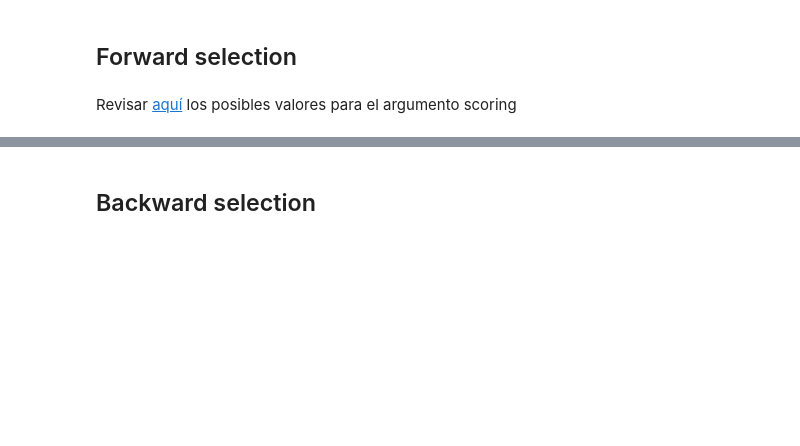
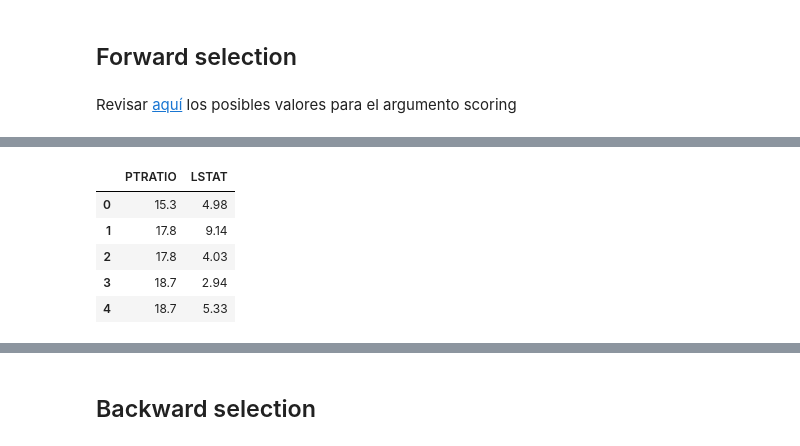
Before and after one commit to jeguns/EP7173, a Jupyter notebook: Unidad 06/Selección_de_atributos_en_modelos_de_regresión.ipynb, the cells around one changed output, grey strips where cells are left out. Drawn from its saved outputs; the diff is of its cells as text; code cells hidden in the pictures; blank space fills up the shorter version.

```diff
--- a/Unidad 06/Selección_de_atributos_en_modelos_de_regresión.ipynb
+++ b/Unidad 06/Selección_de_atributos_en_modelos_de_regresión.ipynb
@@ -185,7 +379,15 @@ df_selected.head()
 # %%
-selector_forward = SequentialFeatureSelector(model, n_features_to_select = 'auto', scoring = 'neg_mean_squared_error', direction='forward', tol = 5e-1).fit(x, y)
+selector_forward = SequentialFeatureSelector(model, n_features_to_select = 'auto', scoring = 'neg_mean_squared_error', direction='forward', tol = 4).fit(x, y)
 df_selected = datos[selector_forward.get_feature_names_out()]
 df_selected.head()
+# tol = 4 significa que si el mean_squared_error disminuye en 4 o más unidades, sigue. Si disminuye en menos de 4, para.
+# %% [output]
+|  | PTRATIO | LSTAT |
+| 0 | 15.3 | 4.98 |
+| 1 | 17.8 | 9.14 |
+| 2 | 17.8 | 4.03 |
+| 3 | 18.7 | 2.94 |
+| 4 | 18.7 | 5.33 |
 # %%
 selector_forward = SequentialFeatureSelector(model, n_features_to_select = 'auto', scoring = 'neg_mean_squared_error', direction='forward', tol = 1e-1).fit(x, y)
 df_selected = datos[selector_forward.get_feature_names_out()]
```
Also changed, not shown: parts of 70 cells of this notebook.
